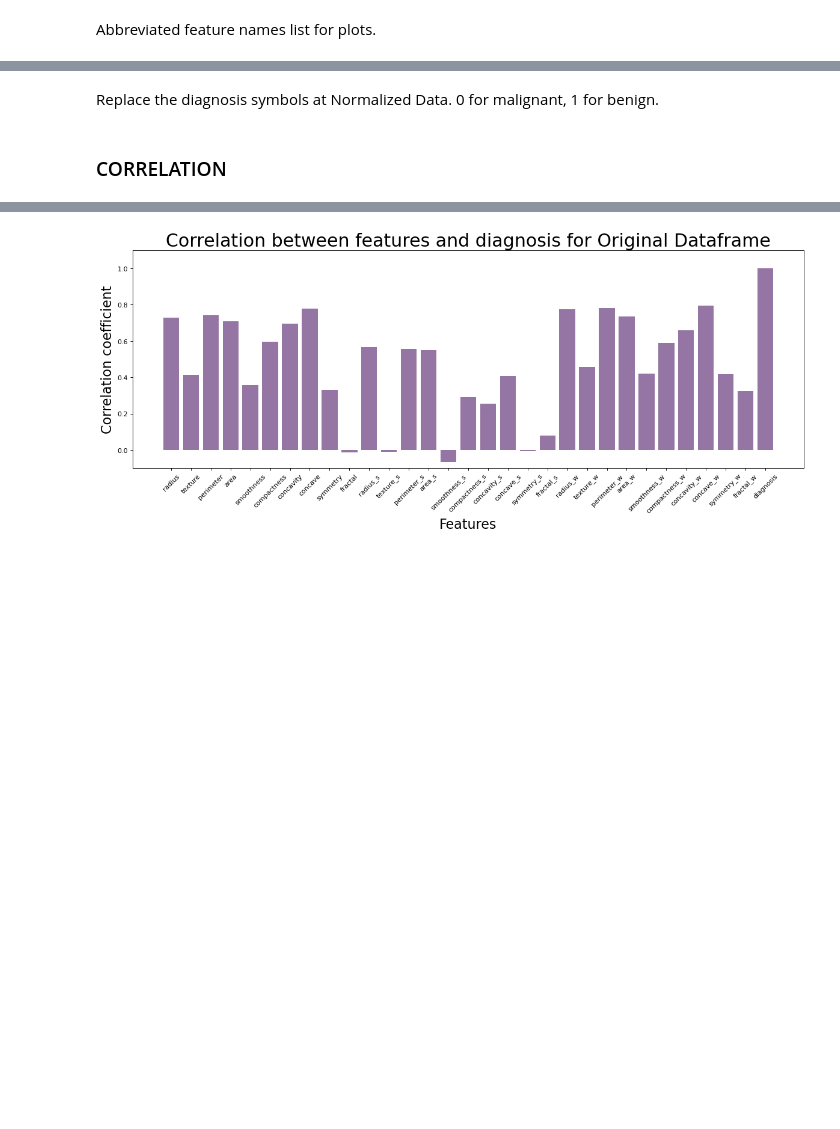
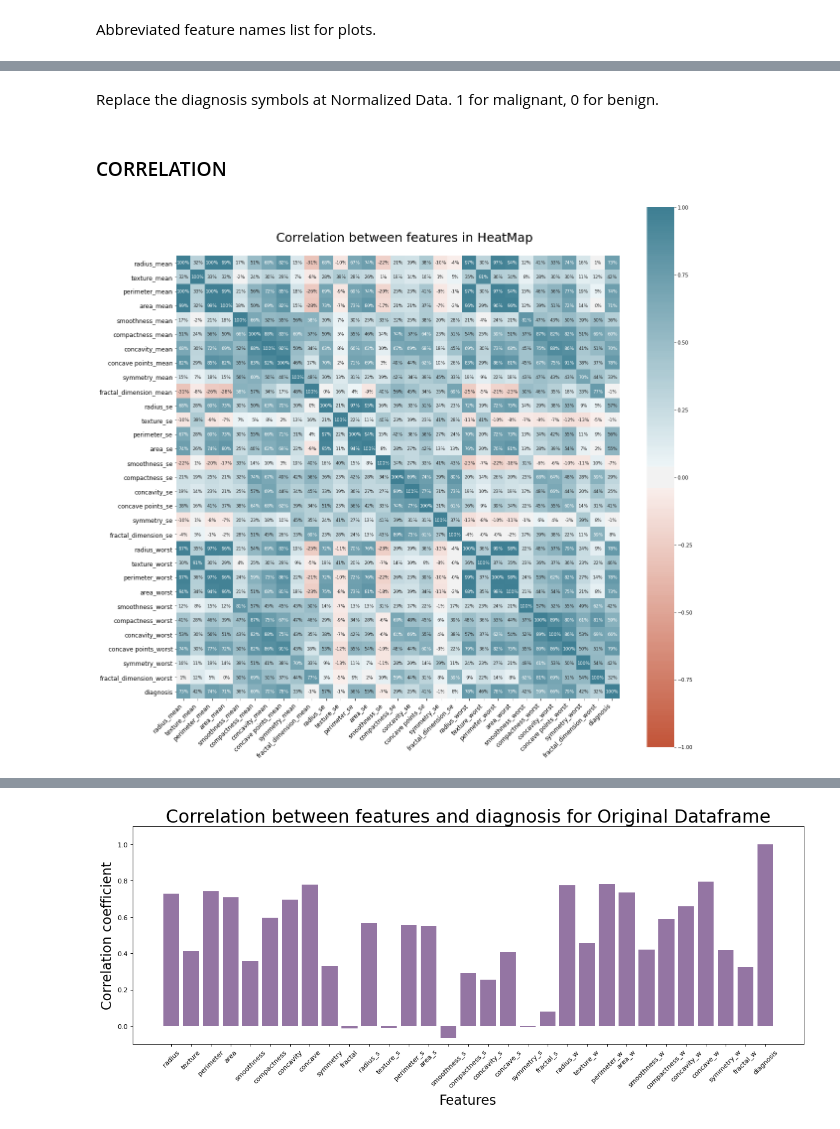
Before and after one commit to Gizem-kaya/Breast-Cancer-Detection-with-Pandas, a Jupyter notebook: Assignment 2.ipynb, the cells around one changed output, grey strips where cells are left out. Saved outputs shown, nothing was run; the diff lists cells and outputs as text; code cells hidden in the pictures; blank space fills up the shorter version.

```diff
--- a/Assignment 2.ipynb
+++ b/Assignment 2.ipynb
@@ -101,4 +95,4 @@ ND = ND.replace("B", 0)
 # %% [markdown]
-Replace the diagnosis symbols at Normalized Data. 0 for malignant, 1 for benign.
+Replace the diagnosis symbols at Normalized Data. 1 for malignant, 0 for benign.
 # %% [markdown]
 ### CORRELATION
@@ -106,0 +99,17 @@ Replace the diagnosis symbols at Normalized Data. 0 for malignant, 1 for benign.
+# %%
+fig, ax = plt.subplots(figsize=(20,20))
+
+corr = OD.corr()
+
+sns.heatmap(corr, vmin=-1, vmax=1, center=0, cmap=sns.diverging_palette(20, 220, n=200), annot=True, fmt=".0%", annot_kws={"size": 9}, square=True, ax = ax)
+
+ax.set_xticklabels(ax.get_xticklabels(),rotation=45,horizontalalignment='right', fontsize = 12 );
+
+ax.set_yticklabels(ax.get_yticklabels(), fontsize = 12);
+
+
+plt.text(7,-1, "Correlation between features in HeatMap", fontsize = 25, color='Black')
+
+plt.show()
+# %% [output]
+[figure, added]
```
Also changed, not shown: parts of 52 cells of this notebook.
